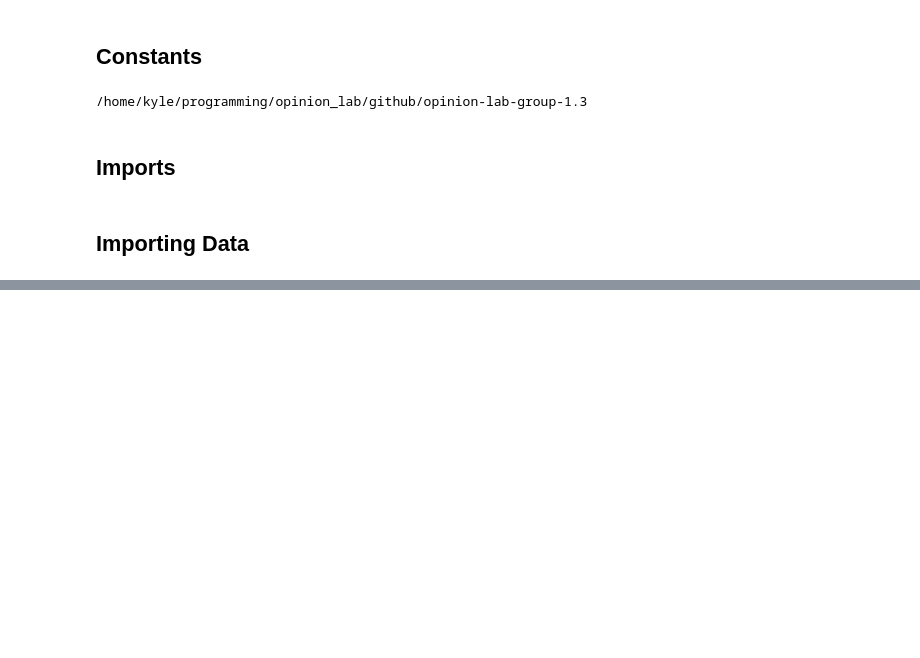
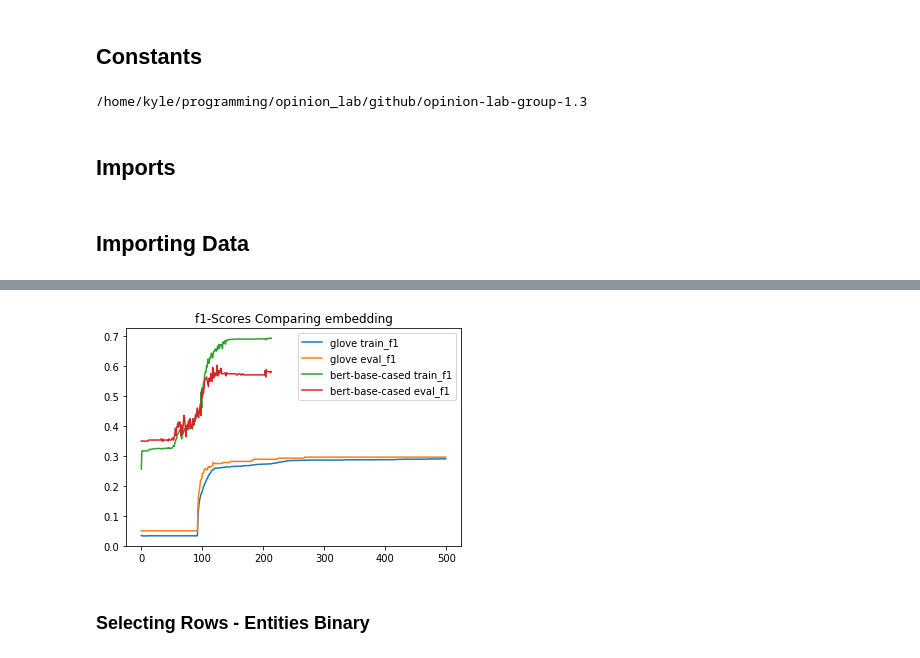
Before and after one commit to kylehiroyasu/opinion-lab-group-1.3, a Jupyter notebook: notebooks/Plotting_Results.ipynb, the cells around one changed output, grey strips where cells are left out. Cells and saved outputs as stored; diff of their text form; code cells hidden in the pictures; blank space fills up the shorter version.

```diff
--- a/notebooks/Plotting_Results.ipynb
+++ b/notebooks/Plotting_Results.ipynb
@@ -118,0 +136,19 @@ plots.plot_performance(rows, 'embedding', metric='f1')
+# %%
+selection = {
+    'dataset': 'restaurants',
+     'train_entities': False,
+     'embedding': ['glove', 'bert-base-cased'],
+     'use_kcl': True,
+     'binary': False,
+     'lr': [0.0005, 5e-05],
+}
+# %%
+rows = plots.get_rows(logs, selection)
+# %%
+rows = rows.loc[[23,9]]
+# %%
+plots.plot_performance(rows, 'embedding', metric='f1')
+# %% [output]
+[figure, added]
+# %% [markdown]
+### Selecting Rows - Entities Binary
```
Also changed, not shown: parts of 25 cells of this notebook, 2 other files.
